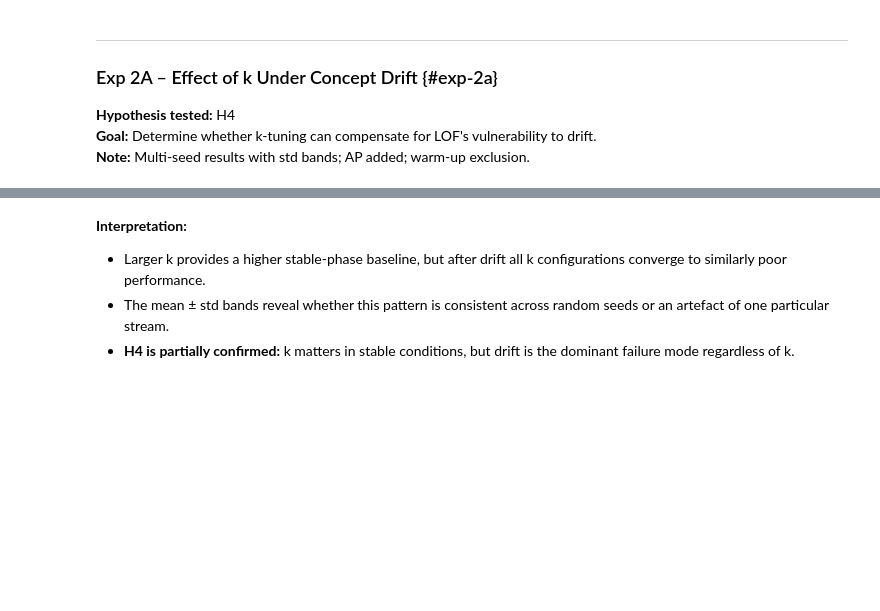
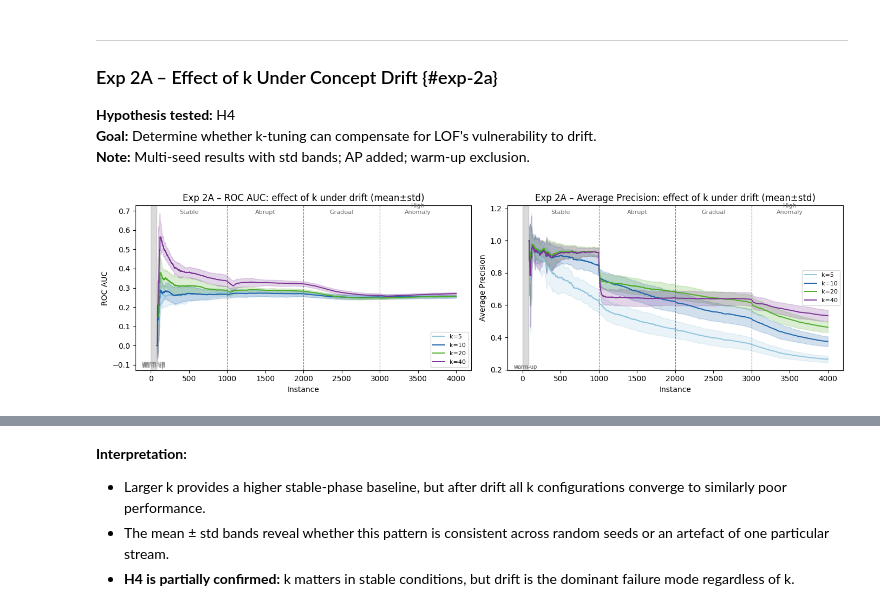
Before and after one commit to gjoliveira/Incremental-LOF, a Jupyter notebook: notebook_reorganised.ipynb, the cells around one changed output, grey strips where cells are left out. Saved outputs shown, nothing was run; the diff lists cells and outputs as text; code cells hidden in the pictures; blank space fills up the shorter version.

```diff
--- a/notebook_reorganised.ipynb
+++ b/notebook_reorganised.ipynb
@@ -707,26 +936,28 @@ print(delay_summary.to_string(index=False))
 # %%
 k_values_2a = [5, 10, 20, 40]
 res_2a = {}
 
 for k in k_values_2a:
-    res_2a[k] = multi_seed_experiment(
+    res_2a[k] = multi_seed_experiment_parallel(
         generate_synthetic_stream,
         lambda _k=k: anomaly.LocalOutlierFactor(n_neighbors=_k)
     )
 
 n = 4000
 fig, axes = plt.subplots(1, 2, figsize=(14, 4))
 palette = ["#92c5de", "#2166ac", "#4dac26", "#7b3294"]
 
 for ax, key, title in zip(axes, ["roc", "ap"], ["ROC AUC", "Average Precision"]):
     for k, color in zip(k_values_2a, palette):
         plot_mean_std(ax, res_2a[k][key], f"k={k}", color)
     add_phase_lines(ax, n)
     ax.set_title(f"Exp 2A – {title}: effect of k under drift (mean±std)")
     ax.set_xlabel("Instance"); ax.set_ylabel(title); ax.legend(fontsize=8)
 
 plt.tight_layout()
 plt.show()
+# %% [output]
+[figure, added]
 # %%
 # Phase-wise summary (mean across seeds, final value in each phase)
 p1, p2, p3 = n // 4, n // 2, 3 * n // 4
```
Also changed, not shown: parts of 35 cells of this notebook.
